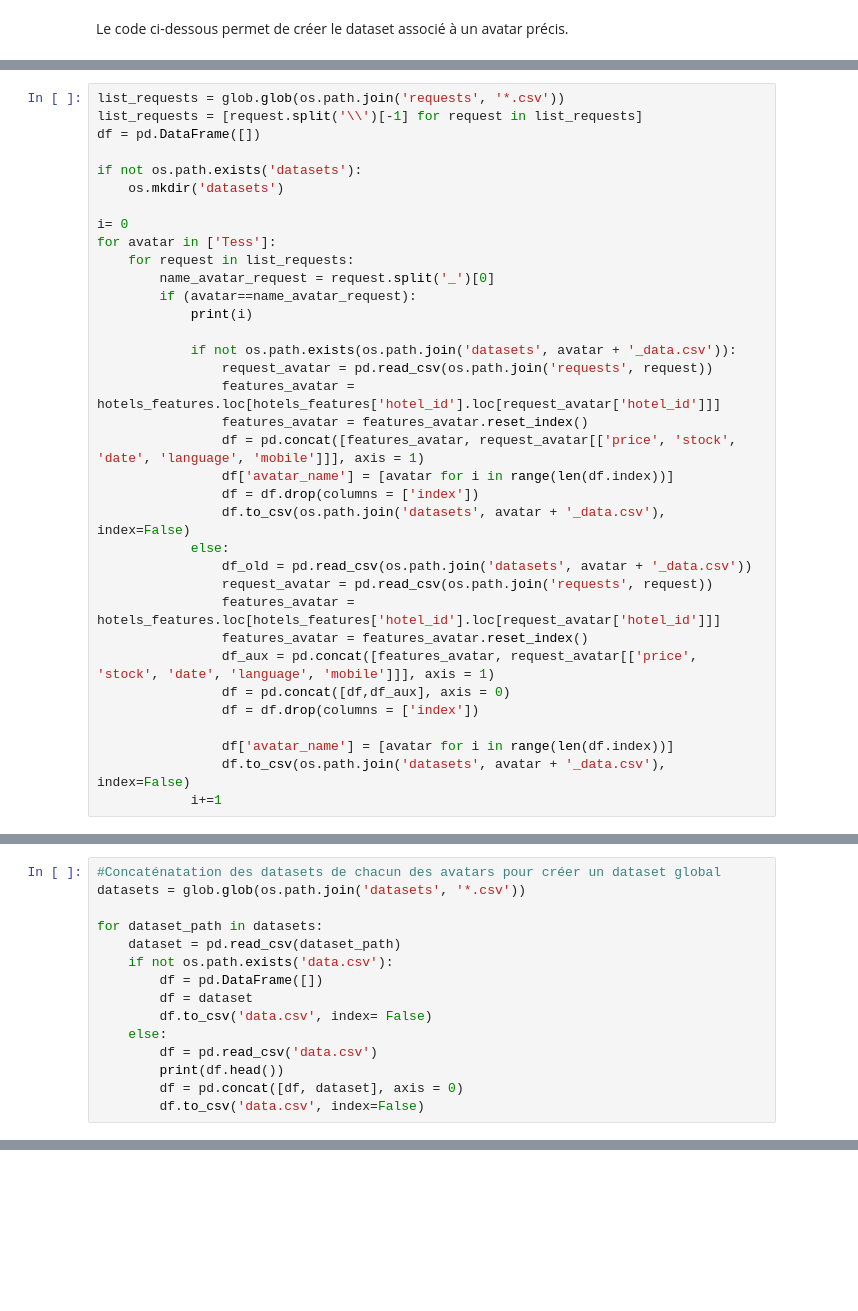
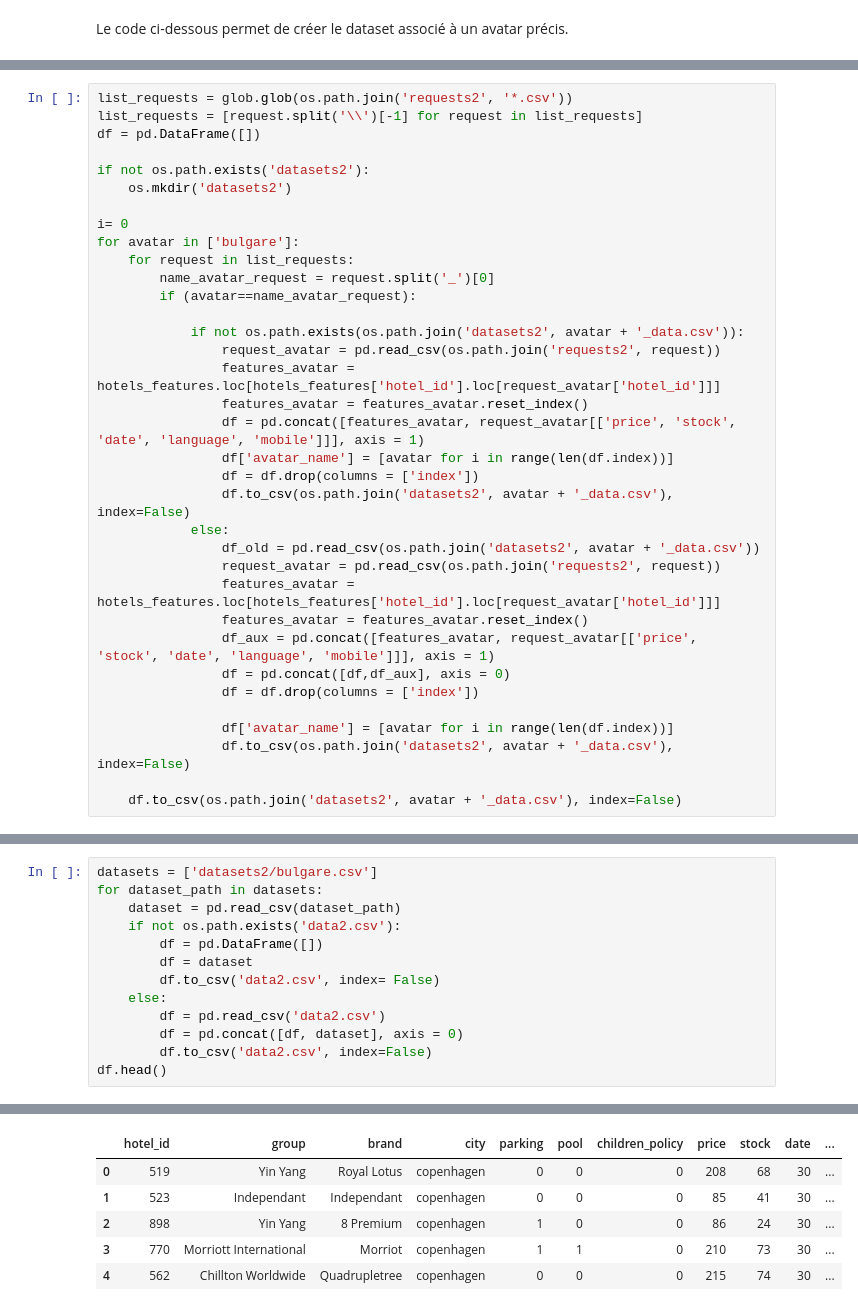
Before and after one commit to njulia1/Defi-IA-2023, a Jupyter notebook: defi_ia.ipynb, the cells around one changed output, grey strips where cells are left out. Cells and saved outputs as stored; diff of their text form; blank space fills up the shorter version.

Commit message:
request updates

```diff
--- a/defi_ia.ipynb
+++ b/defi_ia.ipynb
@@ -151,29 +199,28 @@ Le code ci-dessous permet de créer le dataset associé à un avatar précis.
 # %%
-list_requests = glob.glob(os.path.join('requests', '*.csv'))
+list_requests = glob.glob(os.path.join('requests2', '*.csv'))
 list_requests = [request.split('\\')[-1] for request in list_requests]
 df = pd.DataFrame([])
 
-if not os.path.exists('datasets'):
-    os.mkdir('datasets')
+if not os.path.exists('datasets2'):
+    os.mkdir('datasets2')
 
 i= 0
-for avatar in ['Tess']:
+for avatar in ['bulgare']:
     for request in list_requests:
         name_avatar_request = request.split('_')[0]
         if (avatar==name_avatar_request):
-            print(i)
 
-            if not os.path.exists(os.path.join('datasets', avatar + '_data.csv')):
-                request_avatar = pd.read_csv(os.path.join('requests', request))
+            if not os.path.exists(os.path.join('datasets2', avatar + '_data.csv')):
+                request_avatar = pd.read_csv(os.path.join('requests2', request))
                 features_avatar = hotels_features.loc[hotels_features['hotel_id'].loc[request_avatar['hotel_id']]]
                 features_avatar = features_avatar.reset_index()
                 df = pd.concat([features_avatar, request_avatar[['price', 'stock', 'date', 'language', 'mobile']]], axis = 1)
                 df['avatar_name'] = [avatar for i in range(len(df.index))]
                 df = df.drop(columns = ['index'])
-                df.to_csv(os.path.join('datasets', avatar + '_data.csv'), index=False)
+                df.to_csv(os.path.join('datasets2', avatar + '_data.csv'), index=False)
             else:
-                df_old = pd.read_csv(os.path.join('datasets', avatar + '_data.csv'))
-                request_avatar = pd.read_csv(os.path.join('requests', request))
+                df_old = pd.read_csv(os.path.join('datasets2', avatar + '_data.csv'))
+                request_avatar = pd.read_csv(os.path.join('requests2', request))
                 features_avatar = hotels_features.loc[hotels_features['hotel_id'].loc[request_avatar['hotel_id']]]
                 features_avatar = features_avatar.reset_index()
                 df_aux = pd.concat([features_avatar, request_avatar[['price', 'stock', 'date', 'language', 'mobile']]], axis = 1)
@@ -181,5 +228,6 @@ for avatar in ['Tess']:
                 df = df.drop(columns = ['index'])
 
                 df['avatar_name'] = [avatar for i in range(len(df.index))]
-                df.to_csv(os.path.join('datasets', avatar + '_data.csv'), index=False)
-            i+=1
+                df.to_csv(os.path.join('datasets2', avatar + '_data.csv'), index=False)
+
+    df.to_csv(os.path.join('datasets2', avatar + '_data.csv'), index=False)
@@ -204,16 +234,14 @@ for avatar in ['Tess']:
 # %%
-#Concaténatation des datasets de chacun des avatars pour créer un dataset global
-datasets = glob.glob(os.path.join('datasets', '*.csv'))
-
+datasets = ['datasets2/bulgare.csv']
 for dataset_path in datasets:
     dataset = pd.read_csv(dataset_path)
-    if not os.path.exists('data.csv'):
+    if not os.path.exists('data2.csv'):
         df = pd.DataFrame([])
         df = dataset
-        df.to_csv('data.csv', index= False)
+        df.to_csv('data2.csv', index= False)
     else:
-        df = pd.read_csv('data.csv')
-        print(df.head())
+        df = pd.read_csv('data2.csv')
         df = pd.concat([df, dataset], axis = 0)
-        df.to_csv('data.csv', index=False)
+        df.to_csv('data2.csv', index=False)
+df.head()
 # %% [output]
@@ -236,0 +248,6 @@ for dataset_path in datasets:
+|  | hotel_id | group | brand | city | parking | pool | children_policy | price | stock | date | ... |
+| 0 | 519 | Yin Yang | Royal Lotus | copenhagen | 0 | 0 | 0 | 208 | 68 | 30 | ... |
+| 1 | 523 | Independant | Independant | copenhagen | 0 | 0 | 0 | 85 | 41 | 30 | ... |
+| 2 | 898 | Yin Yang | 8 Premium | copenhagen | 1 | 0 | 0 | 86 | 24 | 30 | ... |
+| 3 | 770 | Morriott International | Morriot | copenhagen | 1 | 1 | 0 | 210 | 73 | 30 | ... |
+| 4 | 562 | Chillton Worldwide | Quadrupletree | copenhagen | 0 | 0 | 0 | 215 | 74 | 30 | ... |
```
Also changed, not shown: parts of 17 cells of this notebook, 15 other files.
